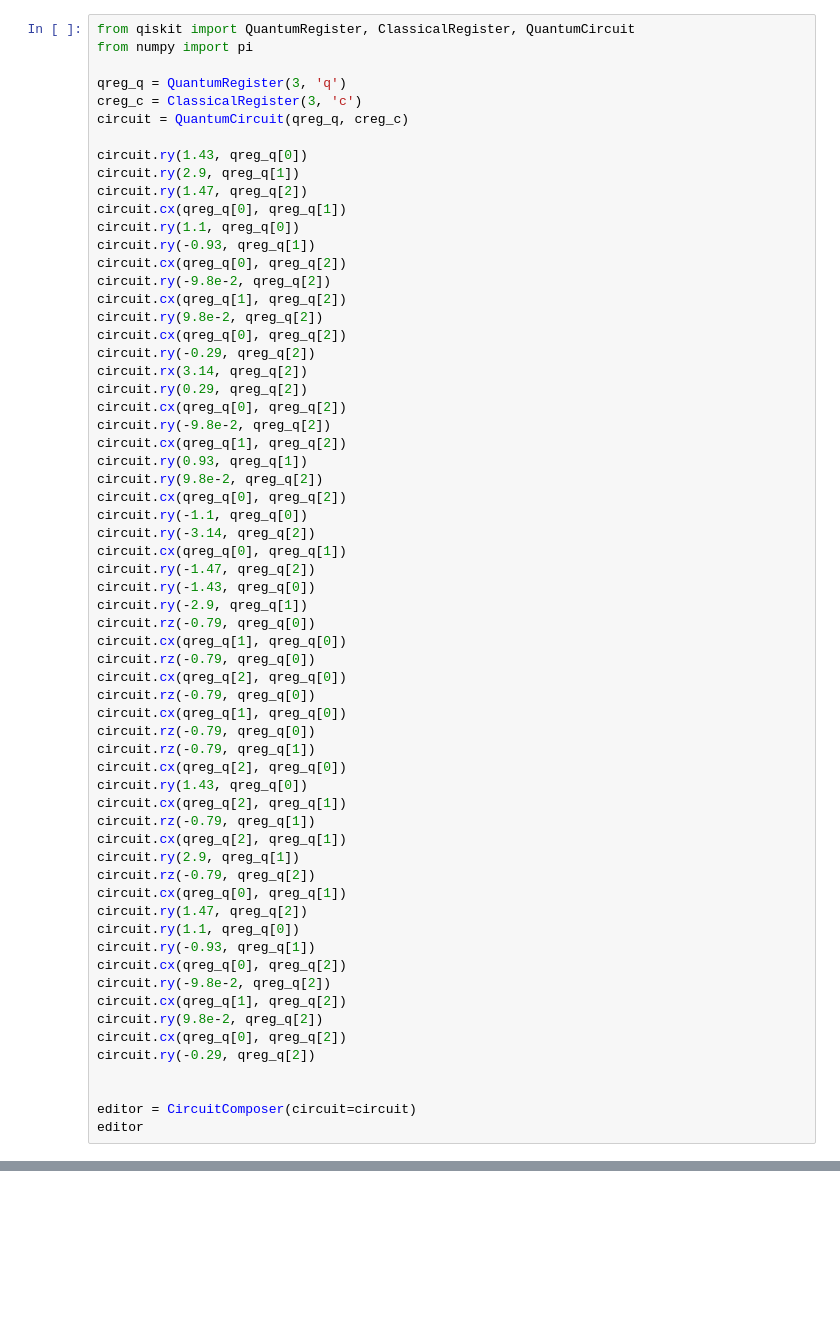
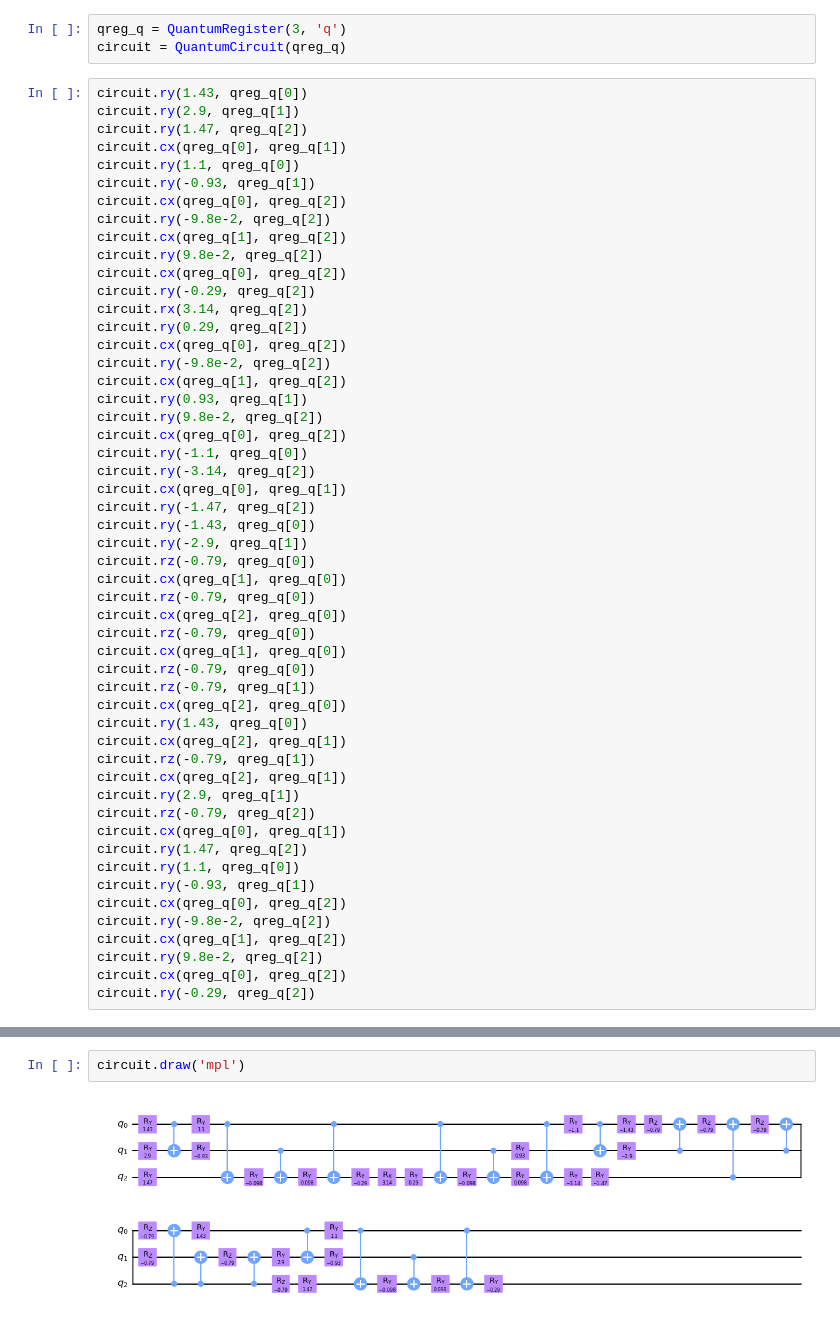
Before and after one commit to pawmasz/projects, a Jupyter notebook: European Options/Figure 19.ipynb, the cells around one changed output, grey strips where cells are left out. Drawn from its saved outputs; the diff is of its cells as text; blank space fills up the shorter version.

```diff
--- a/European Options/Figure 19.ipynb
+++ b/European Options/Figure 19.ipynb
@@ -12,11 +17,7 @@ provider = IBMQ.load_account()
+# %%
+qreg_q = QuantumRegister(3, 'q')
+circuit = QuantumCircuit(qreg_q)
 # %%
-from qiskit import QuantumRegister, ClassicalRegister, QuantumCircuit
-from numpy import pi
-
-qreg_q = QuantumRegister(3, 'q')
-creg_c = ClassicalRegister(3, 'c')
-circuit = QuantumCircuit(qreg_q, creg_c)
-
 circuit.ry(1.43, qreg_q[0])
 circuit.ry(2.9, qreg_q[1])
 circuit.ry(1.47, qreg_q[2])
@@ -68,7 +69,3 @@ circuit.cx(qreg_q[1], qreg_q[2])
 circuit.ry(9.8e-2, qreg_q[2])
 circuit.cx(qreg_q[0], qreg_q[2])
 circuit.ry(-0.29, qreg_q[2])
-
-
-editor = CircuitComposer(circuit=circuit)
-editor
@@ -74,0 +74,4 @@ editor
+# %%
+circuit.draw('mpl')
+# %% [output]
+[figure, added]
```
Also changed, not shown: parts of 10 cells of this notebook.
